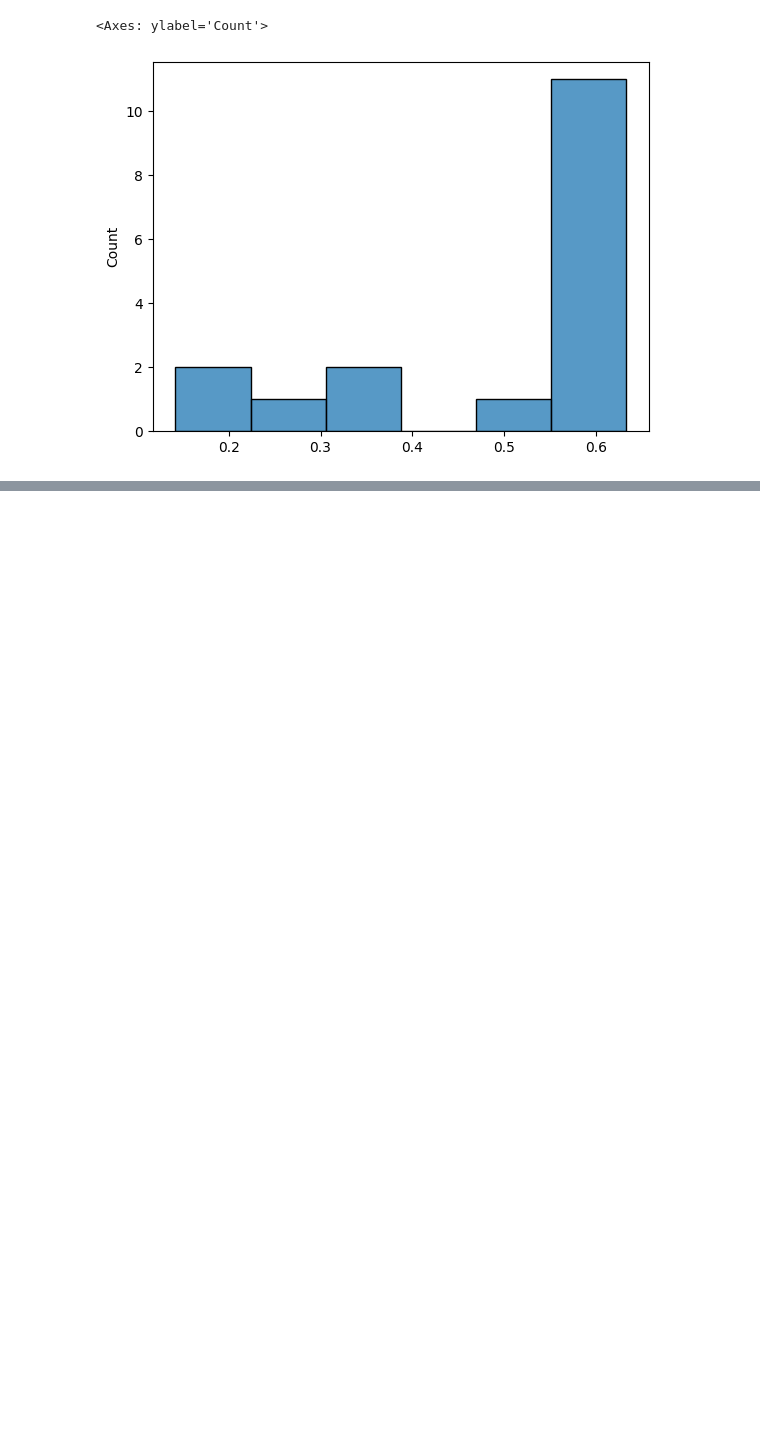
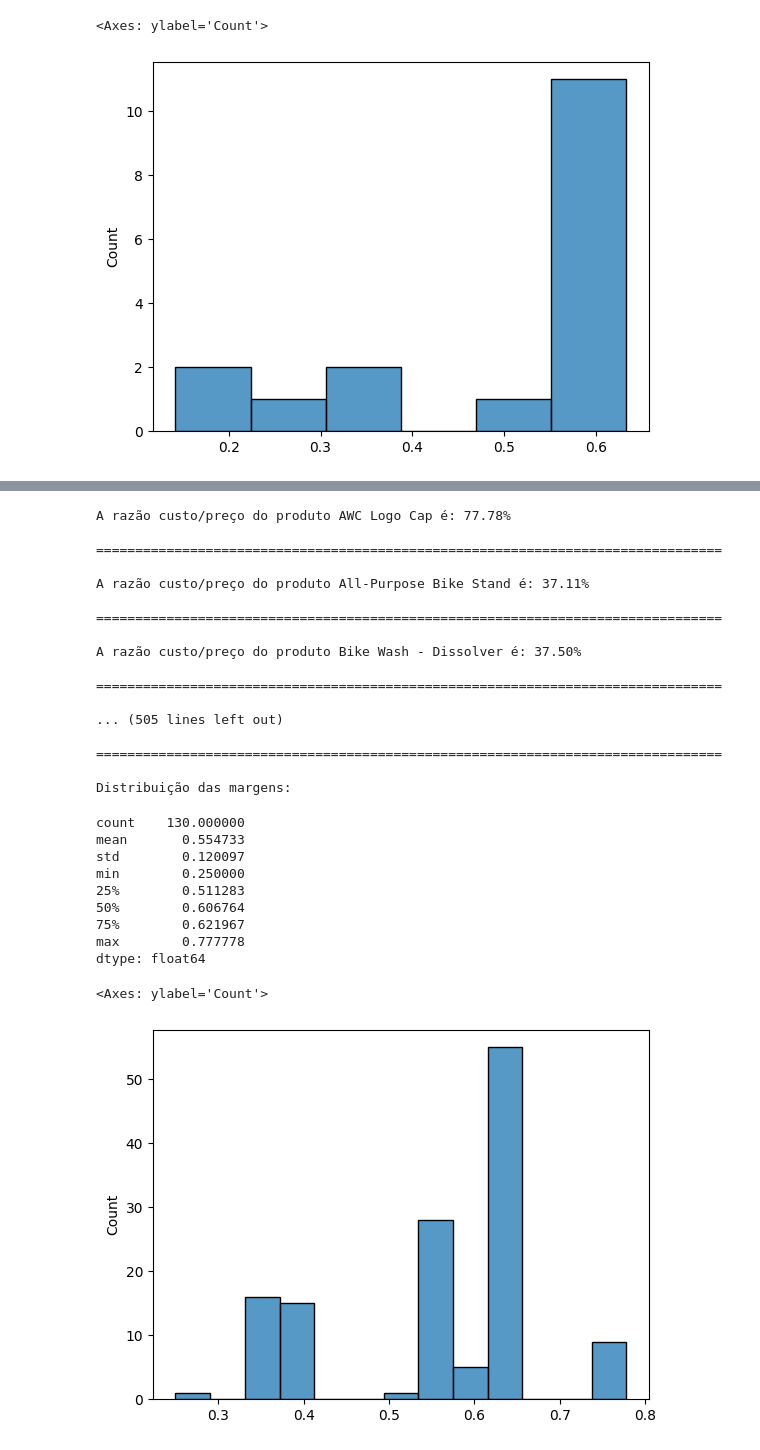
Before and after one commit to daniellcferreira/cases-analysis-python, a Jupyter notebook: insights_vendas_bicicletas/cases_sales_bike.ipynb, the cells around one changed output, grey strips where cells are left out. Saved outputs shown, nothing was run; the diff lists cells and outputs as text; code cells hidden in the pictures; blank space fills up the shorter version.

```diff
--- a/insights_vendas_bicicletas/cases_sales_bike.ipynb
+++ b/insights_vendas_bicicletas/cases_sales_bike.ipynb
@@ -449,23 +449,23 @@ A margem do ano 2014 é: 41.43%
 A margem do ano 2015 é: 37.60%
 A margem do ano 2016 é: 39.72%
 # %%
-list_margens = []
+list_cr = []
 
-for subcat in df["sub_category"].sort_values().unique():
+for produto in df["sub_category"].sort_values().unique():
 
-  df_subcategory = df.query(f"sub_category == '{subcat}'")
+  df_produto = df.query(f"sub_category == '{produto}'")
 
-  margem_subcategory = df_subcategory["profit"].sum()/df_subcategory["revenue"].sum()
+  cr = df_produto["profit"].sum()/df_produto["revenue"].sum()
 
-  print(f"A margem para a subcategoria {subcat} é: {margem_subcategory:.2%}")
+  print(f"A margem para a subcategoria {produto} é: {cr:.2%}")
   print(f"\n{'='*80}\n")
 
-  list_margens.append(margem_subcategory)
+  list_cr.append(cr)
 
 print("Distribuição das margens:")
-display(pd.Series(list_margens).describe())
+display(pd.Series(list_cr).describe())
 
-sns.histplot(list_margens)
+sns.histplot(list_cr)
 # %% [output]
 A margem para a subcategoria Bike Racks é: 58.80%
 
@@ -495,3 +495,7 @@ max       0.633080
 dtype: float64
 <Axes: ylabel='Count'>
 [figure]
+# %%
+df["custo_receita"] = df["unit_cost"]/df["unit_price"]
+
+df["custo_receita"].describe()
@@ -497,0 +512,50 @@ dtype: float64
+# %%
+list_cr = []
+
+for produto in df["product"].sort_values().unique():
+
+  df_produto = df.query(f'product == "{produto}"')
+
+  cr = df_produto["unit_cost"]/df_produto["unit_price"]
+
+  for cr_unique in cr.unique():
+    print(f"A razão custo/preço do produto {produto} é: {cr_unique:.2%}")
+
+    list_cr.append(cr_unique)
+
+  print(f"\n{'='*80}\n")
+
+
+print("Distribuição das margens:")
+display(pd.Series(list_cr).describe())
+
+sns.histplot(list_cr)
+# %% [output]
+A razão custo/preço do produto AWC Logo Cap é: 77.78%
+
+================================================================================
+
+A razão custo/preço do produto All-Purpose Bike Stand é: 37.11%
+
+================================================================================
+
+A razão custo/preço do produto Bike Wash - Dissolver é: 37.50%
+
+================================================================================
+
+... (505 lines left out)
+
+================================================================================
+
+Distribuição das margens:
+count    130.000000
+mean       0.554733
+std        0.120097
+min        0.250000
+25%        0.511283
+50%        0.606764
+75%        0.621967
+max        0.777778
+dtype: float64
+<Axes: ylabel='Count'>
+[figure, added]
```
Also changed, not shown: parts of 2 cells of this notebook.
